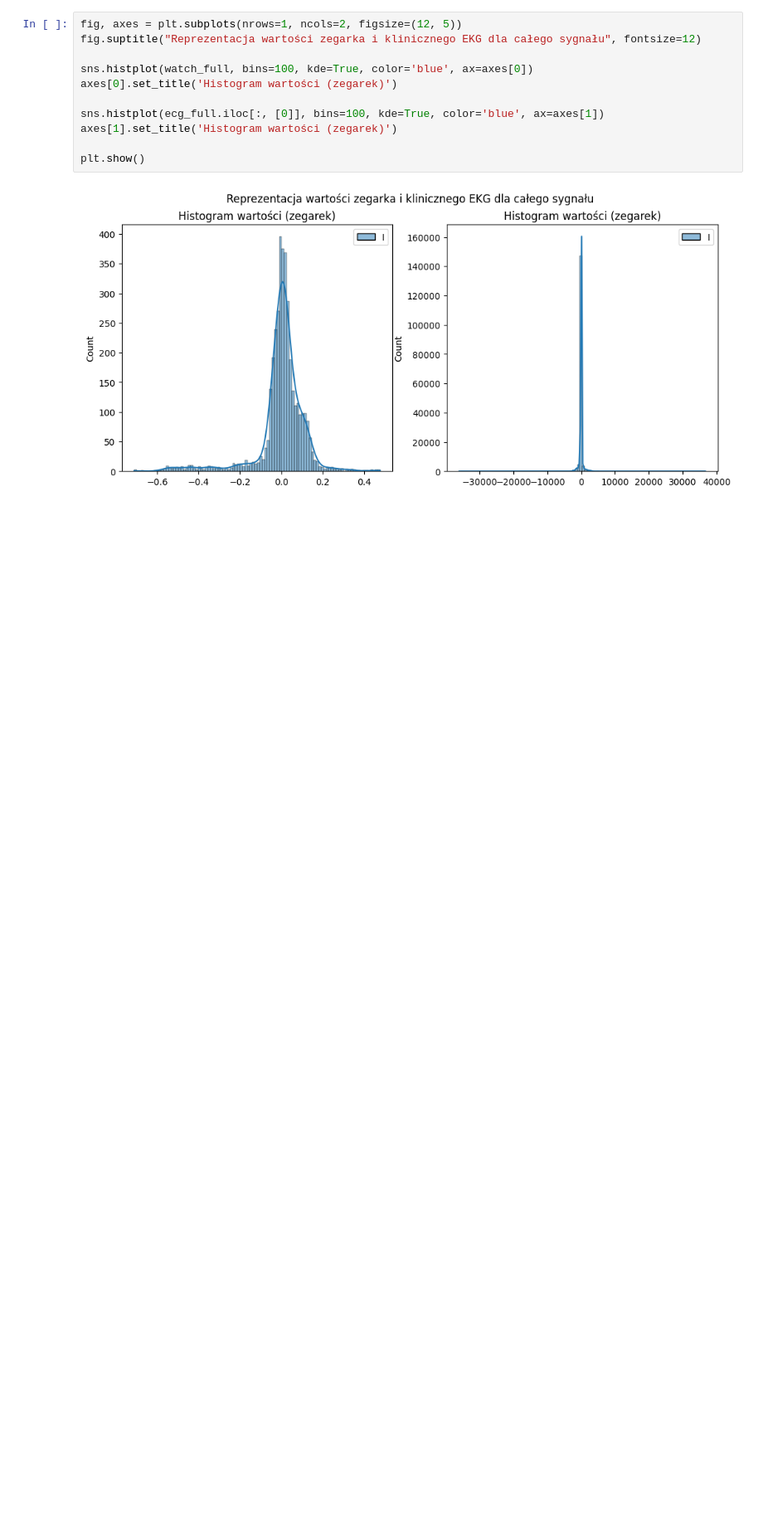
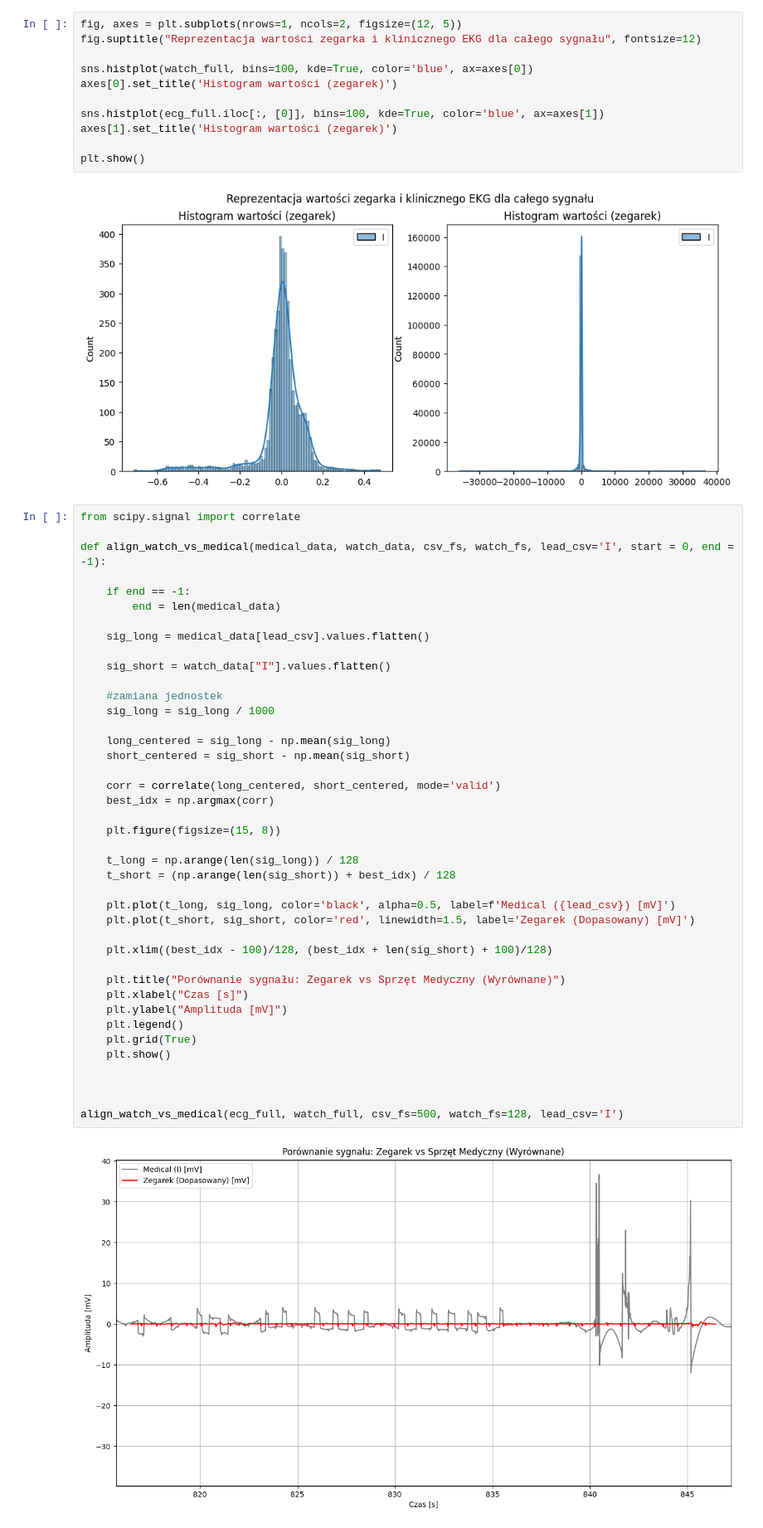
Before and after one commit to MichaelL200/Projekt-EKG, a Jupyter notebook: z4.ipynb, the cells around one changed output. Shown at 83% size. Cells and saved outputs as stored; diff of their text form; blank space fills up the shorter version.

Commit message:
add band and amplitude analysis of signals prototype

```diff
--- a/z4.ipynb
+++ b/z4.ipynb
@@ -110,6 +110,49 @@ axes[1].set_title('Histogram wartości (zegarek)')
 plt.show()
 # %% [output]
 [figure]
+# %%
+from scipy.signal import correlate
+
+def align_watch_vs_medical(medical_data, watch_data, csv_fs, watch_fs, lead_csv='I', start = 0, end = -1):
+
+    if end == -1:
+        end = len(medical_data)
+
+    sig_long = medical_data[lead_csv].values.flatten()
+
+    sig_short = watch_data["I"].values.flatten()
+
+    #zamiana jednostek
+    sig_long = sig_long / 1000
+
+    long_centered = sig_long - np.mean(sig_long)
+    short_centered = sig_short - np.mean(sig_short)
+
+    corr = correlate(long_centered, short_centered, mode='valid')
+    best_idx = np.argmax(corr)
+
+    plt.figure(figsize=(15, 8))
+
+    t_long = np.arange(len(sig_long)) / 128
+    t_short = (np.arange(len(sig_short)) + best_idx) / 128
+
+    plt.plot(t_long, sig_long, color='black', alpha=0.5, label=f'Medical ({lead_csv}) [mV]')
+    plt.plot(t_short, sig_short, color='red', linewidth=1.5, label='Zegarek (Dopasowany) [mV]')
+
+    plt.xlim((best_idx - 100)/128, (best_idx + len(sig_short) + 100)/128)
+
+    plt.title("Porównanie sygnału: Zegarek vs Sprzęt Medyczny (Wyrównane)")
+    plt.xlabel("Czas [s]")
+    plt.ylabel("Amplituda [mV]")
+    plt.legend()
+    plt.grid(True)
+    plt.show()
+
+
+
+align_watch_vs_medical(ecg_full, watch_full, csv_fs=500, watch_fs=128, lead_csv='I')
+# %% [output]
+[figure, added]
 # %%
 
 try:
```
Also changed, not shown: parts of 4 cells of this notebook.
